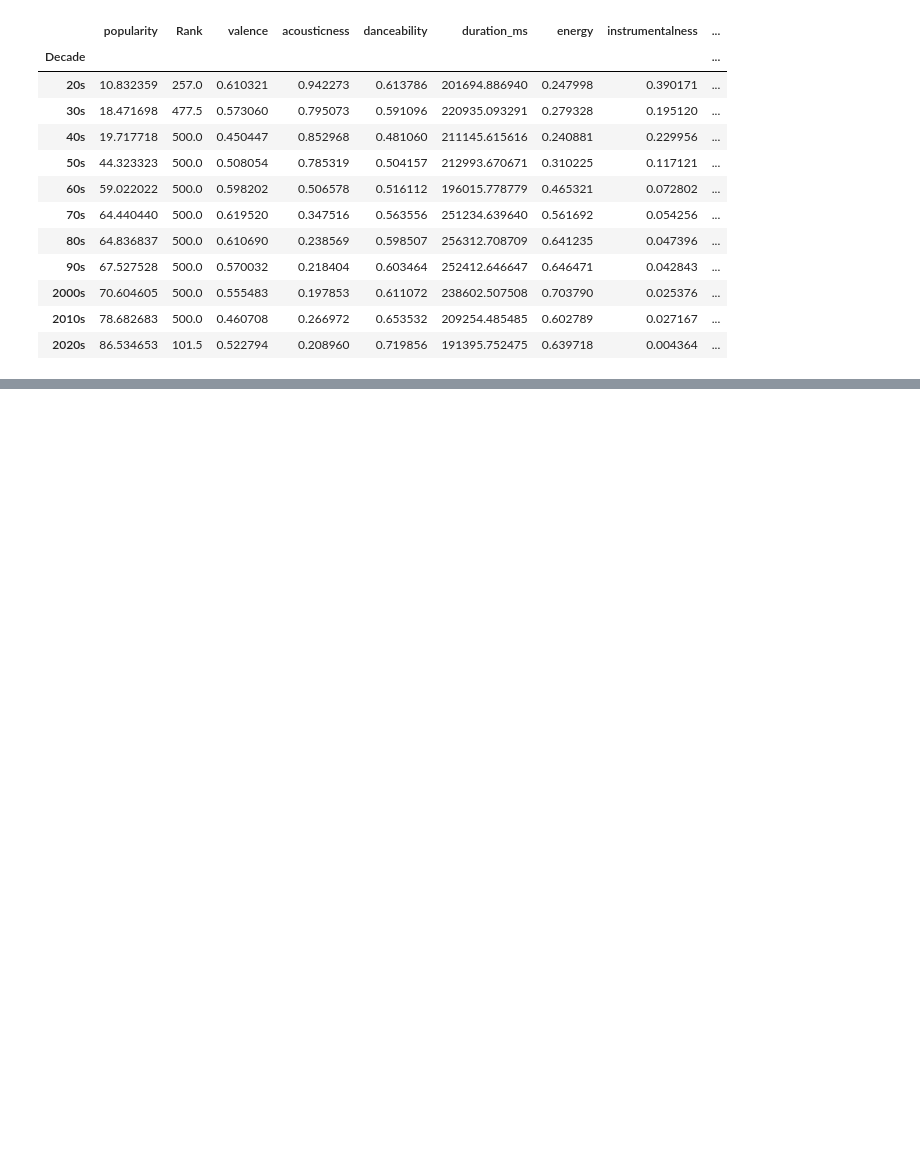
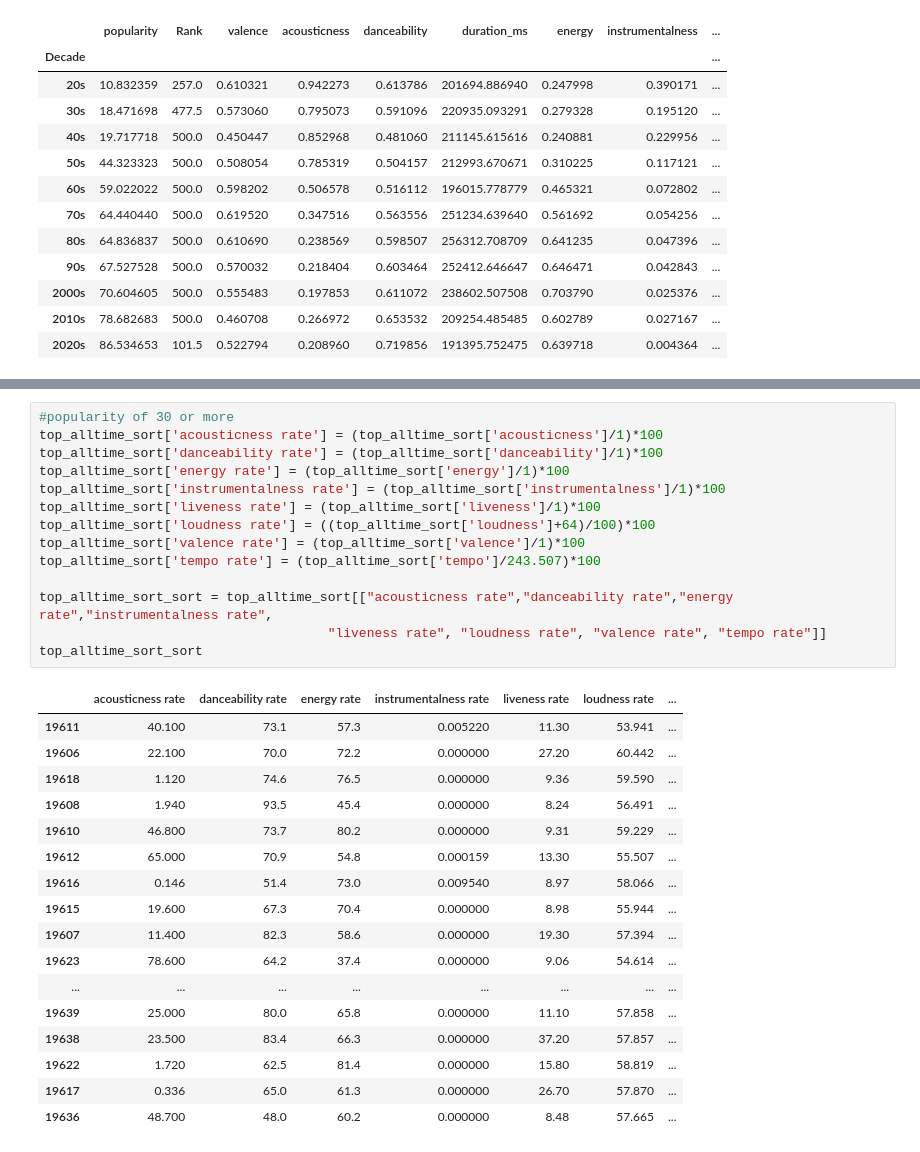
Before and after one commit to Lee88jl/Project-gt-1, a Jupyter notebook: Songs By Decades.ipynb, the cells around one changed output, grey strips where cells are left out. Cells and saved outputs as stored; diff of their text form; blank space fills up the shorter version.

```diff
--- a/Songs By Decades.ipynb
+++ b/Songs By Decades.ipynb
@@ -369,0 +431,32 @@ all_10pct
+# %%
+#popularity of 30 or more
+top_alltime_sort['acousticness rate'] = (top_alltime_sort['acousticness']/1)*100
+top_alltime_sort['danceability rate'] = (top_alltime_sort['danceability']/1)*100
+top_alltime_sort['energy rate'] = (top_alltime_sort['energy']/1)*100
+top_alltime_sort['instrumentalness rate'] = (top_alltime_sort['instrumentalness']/1)*100
+top_alltime_sort['liveness rate'] = (top_alltime_sort['liveness']/1)*100
+top_alltime_sort['loudness rate'] = ((top_alltime_sort['loudness']+64)/100)*100
+top_alltime_sort['valence rate'] = (top_alltime_sort['valence']/1)*100
+top_alltime_sort['tempo rate'] = (top_alltime_sort['tempo']/243.507)*100
+
+top_alltime_sort_sort = top_alltime_sort[["acousticness rate","danceability rate","energy rate","instrumentalness rate",
+                                     "liveness rate", "loudness rate", "valence rate", "tempo rate"]]
+top_alltime_sort_sort
+# %% [output]
+|  | acousticness rate | danceability rate | energy rate | instrumentalness rate | liveness rate | loudness rate | ... |
+| 19611 | 40.100 | 73.1 | 57.3 | 0.005220 | 11.30 | 53.941 | ... |
+| 19606 | 22.100 | 70.0 | 72.2 | 0.000000 | 27.20 | 60.442 | ... |
+| 19618 | 1.120 | 74.6 | 76.5 | 0.000000 | 9.36 | 59.590 | ... |
+| 19608 | 1.940 | 93.5 | 45.4 | 0.000000 | 8.24 | 56.491 | ... |
+| 19610 | 46.800 | 73.7 | 80.2 | 0.000000 | 9.31 | 59.229 | ... |
+| 19612 | 65.000 | 70.9 | 54.8 | 0.000159 | 13.30 | 55.507 | ... |
+| 19616 | 0.146 | 51.4 | 73.0 | 0.009540 | 8.97 | 58.066 | ... |
+| 19615 | 19.600 | 67.3 | 70.4 | 0.000000 | 8.98 | 55.944 | ... |
+| 19607 | 11.400 | 82.3 | 58.6 | 0.000000 | 19.30 | 57.394 | ... |
+| 19623 | 78.600 | 64.2 | 37.4 | 0.000000 | 9.06 | 54.614 | ... |
+| ... | ... | ... | ... | ... | ... | ... | ... |
+| 19639 | 25.000 | 80.0 | 65.8 | 0.000000 | 11.10 | 57.858 | ... |
+| 19638 | 23.500 | 83.4 | 66.3 | 0.000000 | 37.20 | 57.857 | ... |
+| 19622 | 1.720 | 62.5 | 81.4 | 0.000000 | 15.80 | 58.819 | ... |
+| 19617 | 0.336 | 65.0 | 61.3 | 0.000000 | 26.70 | 57.870 | ... |
+| 19636 | 48.700 | 48.0 | 60.2 | 0.000000 | 8.48 | 57.665 | ... |
```
Also changed, not shown: parts of 7 cells of this notebook, 4 other files.
